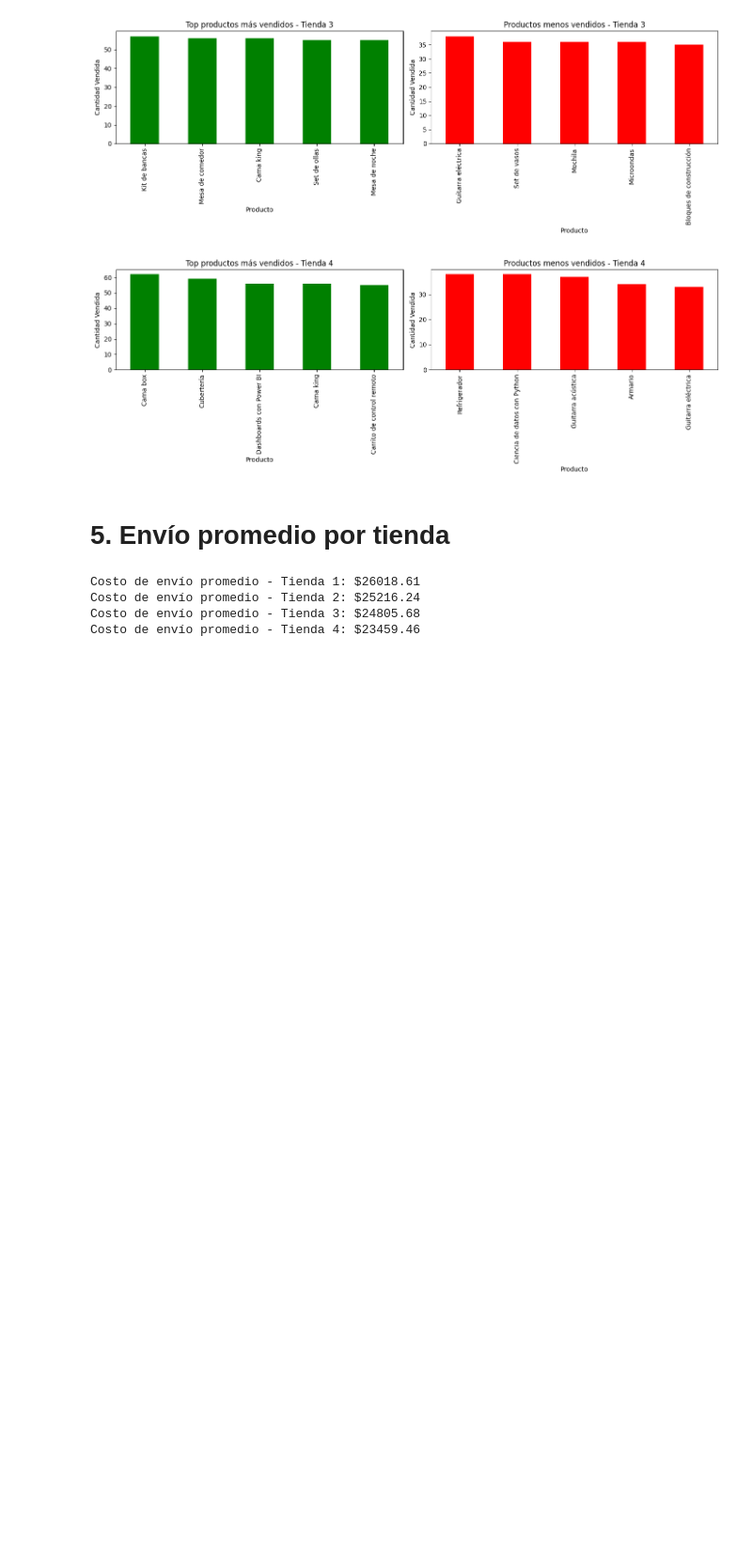
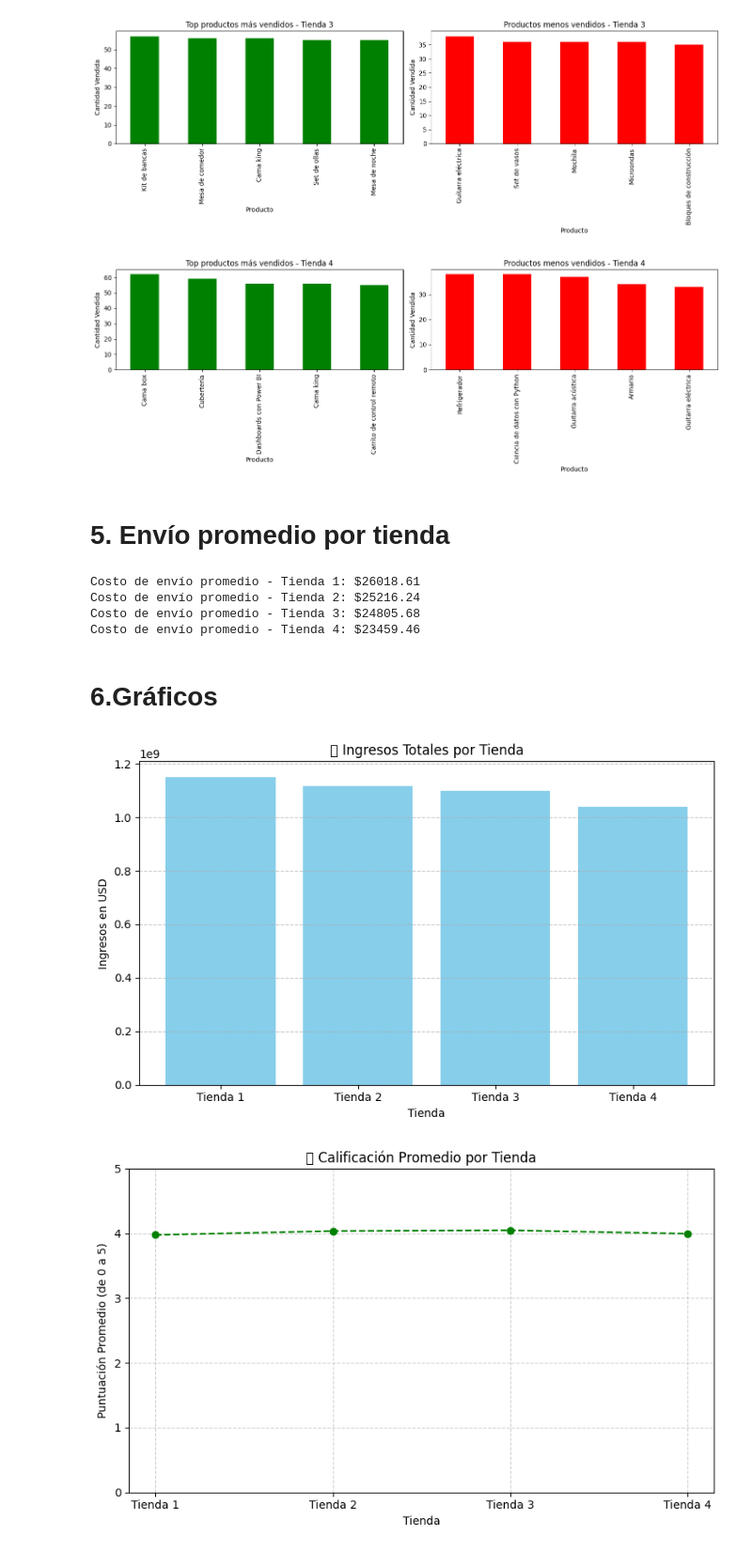
Before and after one commit to juancabernal/challengeAlura, a Jupyter notebook: AluraStoreLatam.ipynb, the cells around one changed output. Shown at 94% size. Saved outputs shown, nothing was run; the diff lists cells and outputs as text; code cells hidden in the pictures; blank space fills up the shorter version.

```diff
--- a/AluraStoreLatam.ipynb
+++ b/AluraStoreLatam.ipynb
@@ -183,3 +183,58 @@ Costo de envío promedio - Tienda 1: $26018.61
 Costo de envío promedio - Tienda 2: $25216.24
 Costo de envío promedio - Tienda 3: $24805.68
 Costo de envío promedio - Tienda 4: $23459.46
+# %% [markdown]
+# 6.Gráficos
+# %%
+import matplotlib.pyplot as plt
+
+# Calcular ingresos por tienda
+ingresos = [
+    tienda["Precio"].sum(),
+    tienda2["Precio"].sum(),
+    tienda3["Precio"].sum(),
+    tienda4["Precio"].sum()
+]
+
+nombres_tiendas = ["Tienda 1", "Tienda 2", "Tienda 3", "Tienda 4"]
+
+plt.figure(figsize=(8, 5))
+plt.bar(nombres_tiendas, ingresos, color='skyblue')
+plt.title("💰 Ingresos Totales por Tienda")
+plt.ylabel("Ingresos en USD")
+plt.xlabel("Tienda")
+plt.grid(axis='y', linestyle='--', alpha=0.7)
+plt.tight_layout()
+plt.show()
+
+
+# Calcular calificaciones promedio
+promedios_calificaciones = [
+    tienda["Calificación"].mean(),
+    tienda2["Calificación"].mean(),
+    tienda3["Calificación"].mean(),
+    tienda4["Calificación"].mean()
+]
+
+plt.figure(figsize=(8, 5))
+plt.plot(nombres_tiendas, promedios_calificaciones, marker='o', color='green', linestyle='--')
+plt.title("⭐ Calificación Promedio por Tienda")
+plt.ylabel("Puntuación Promedio (de 0 a 5)")
+plt.xlabel("Tienda")
+plt.ylim(0, 5)
+plt.grid(True, linestyle='--', alpha=0.6)
+plt.tight_layout()
+plt.show()
+
+
+categorias_1 = tienda["Categoría del Producto"].value_counts().head(5)  # top 5 para simplificar
+
+plt.figure(figsize=(7, 7))
+plt.pie(categorias_1, labels=categorias_1.index, autopct='%1.1f%%', startangle=140)
+plt.title("📦 Distribución de Categorías - Tienda 1")
+plt.axis('equal')  # Círculo perfecto
+plt.tight_layout()
+plt.show()
+# %% [output]
+[figure, added]
+[figure, added]
```
Also changed, not shown: parts of 1 cell of this notebook.
